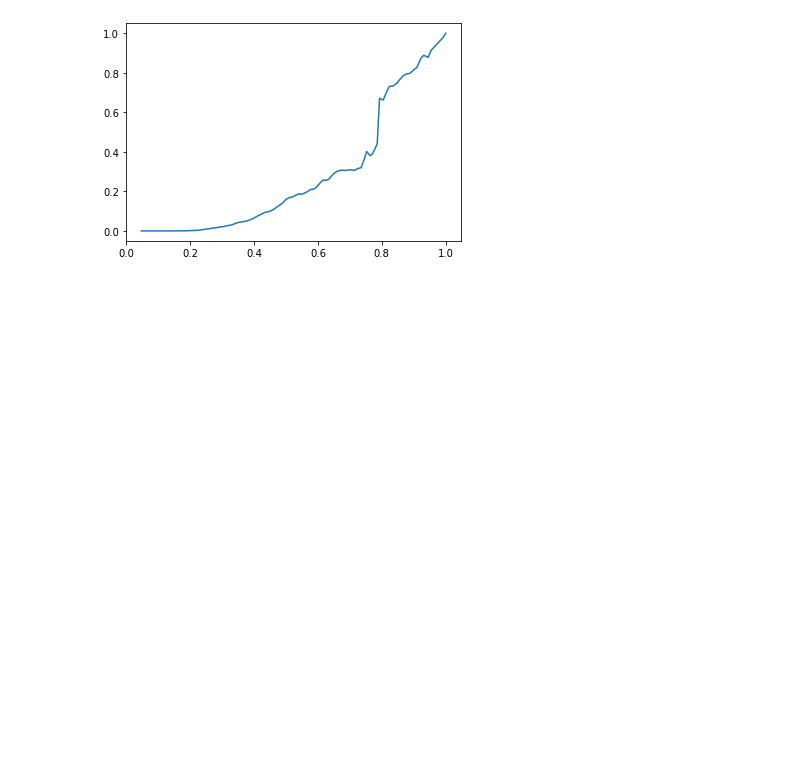
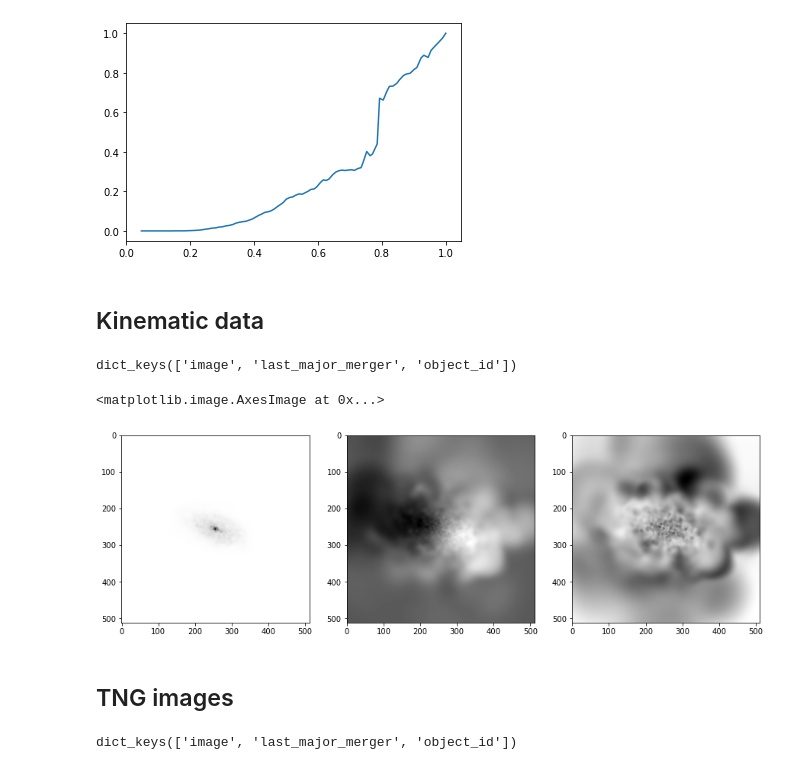
Before and after one commit to EiffL/sfh-inference-hackathon, a Jupyter notebook: notebooks/data_access_demo.ipynb, the cells around one changed output. Cells and saved outputs as stored; diff of their text form; code cells hidden in the pictures; blank space fills up the shorter version.

```diff
--- a/notebooks/data_access_demo.ipynb
+++ b/notebooks/data_access_demo.ipynb
@@ -44,3 +51,27 @@ plot(example['time'], example['Mstar'])
 # %% [output]
 [<matplotlib.lines.Line2D at 0x...>]
 [figure]
+# %% [markdown]
+## Kinematic data
+# %%
+from sfh.datasets.mergers import kinetic
+
+dset = tfds.load('mergers_kinetic', split='train', data_dir=data_dir)
+# %%
+for example in dset.take(1):
+    print(example.keys())
+# %% [output]
+dict_keys(['image', 'last_major_merger', 'object_id'])
+# %%
+figure(figsize=[15, 5])
+subplot(131)
+imshow(example['image'][0], cmap='gray_r')
+subplot(132)
+imshow(example['image'][1], cmap='gray_r')
+subplot(133)
+imshow(example['image'][2], cmap='gray_r')
+# %% [output]
+<matplotlib.image.AxesImage at 0x...>
+[figure, added]
+# %% [markdown]
+## TNG images
@@ -46,0 +82,5 @@ plot(example['time'], example['Mstar'])
+# %%
+for example in dset.take(1):
+    print(example.keys())
+# %% [output]
+dict_keys(['image', 'last_major_merger', 'object_id'])
```
Also changed, not shown: parts of 5 cells of this notebook.
